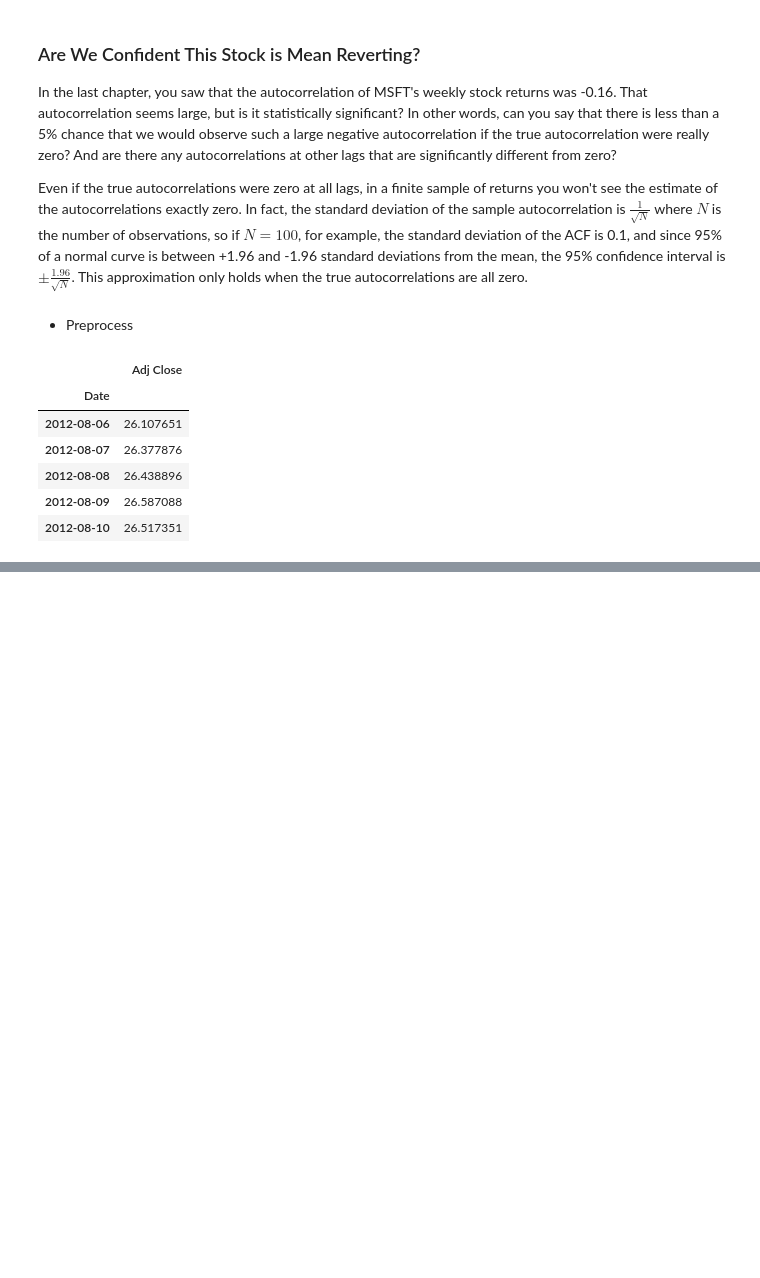
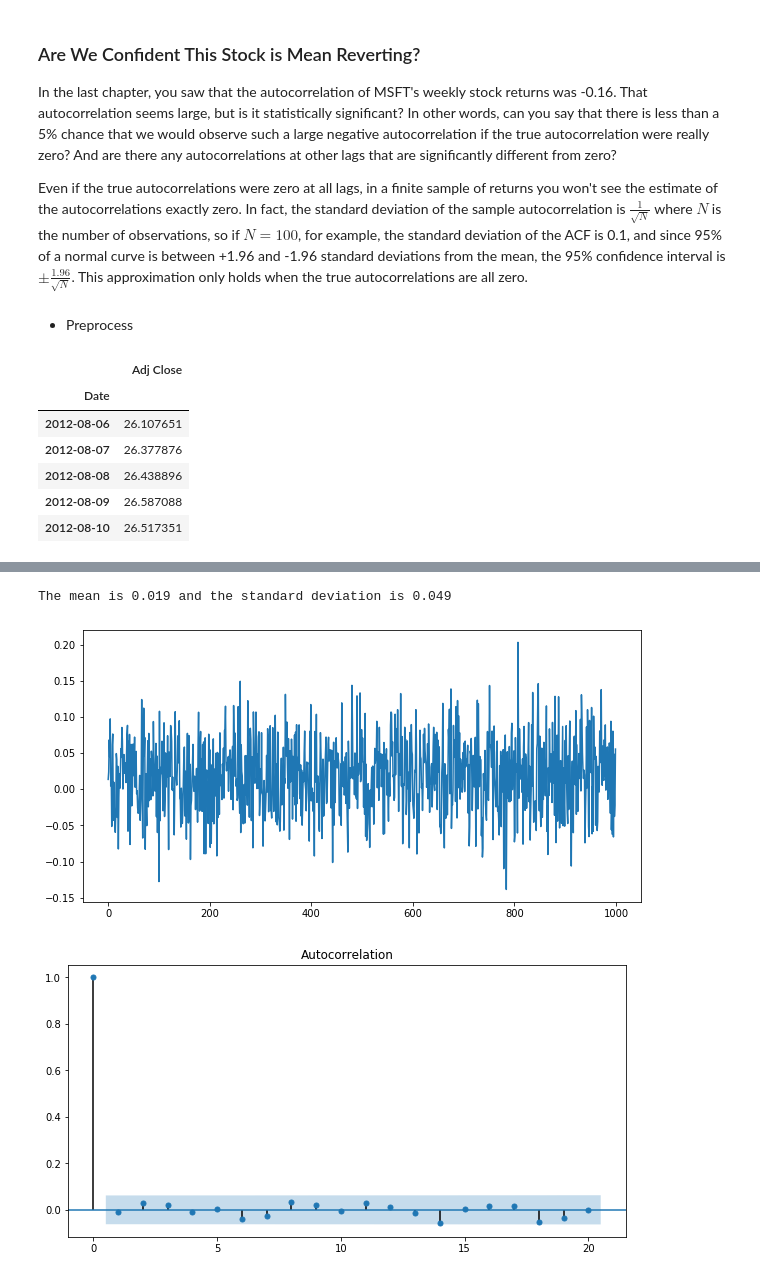
Before and after one commit to goodboychan/datacamp_repo, a Jupyter notebook: Time.Series.Analysis.in.Python/Some-Simple-Time-Series.ipynb, the cells around one changed output, grey strips where cells are left out. Cells and saved outputs as stored; diff of their text form; code cells hidden in the pictures; blank space fills up the shorter version.

```diff
--- a/Time.Series.Analysis.in.Python/Some-Simple-Time-Series.ipynb
+++ b/Time.Series.Analysis.in.Python/Some-Simple-Time-Series.ipynb
@@ -142,0 +124,18 @@ returns
+# %%
+# Simulate white noise returns
+returns = np.random.normal(loc=0.02, scale=0.05, size=1000)
+
+# Print out the mean and standard deviation of returns
+mean = np.mean(returns)
+std = np.std(returns)
+print("The mean is %5.3f and the standard deviation is %5.3f" % (mean, std))
+
+# Plot return series
+plt.plot(returns);
+
+# Plot autocorrelation functino of white noise returns
+plot_acf(returns, lags=20);
+# %% [output]
+The mean is 0.019 and the standard deviation is 0.049
+[figure, added]
+[figure, added]
```
Also changed, not shown: parts of 21 cells of this notebook.
